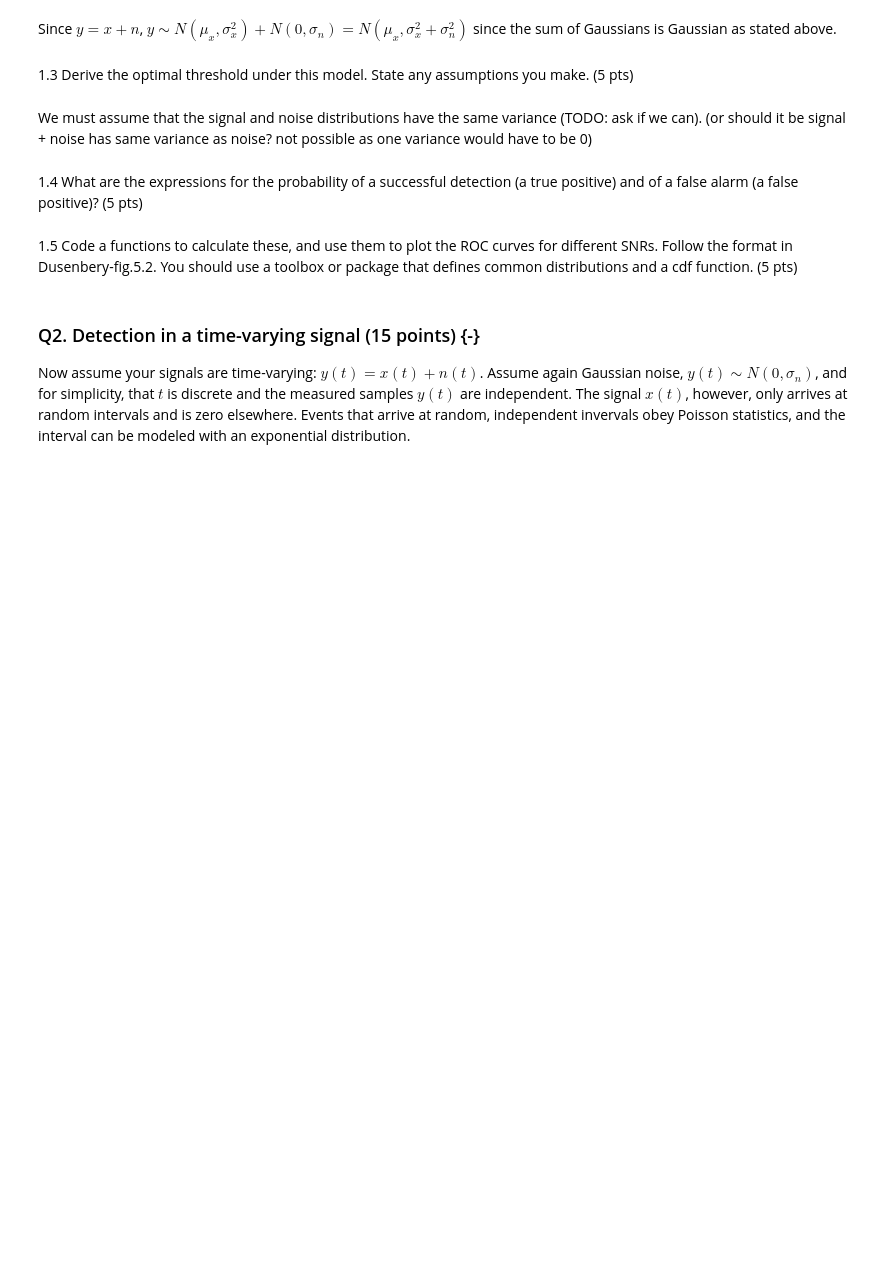
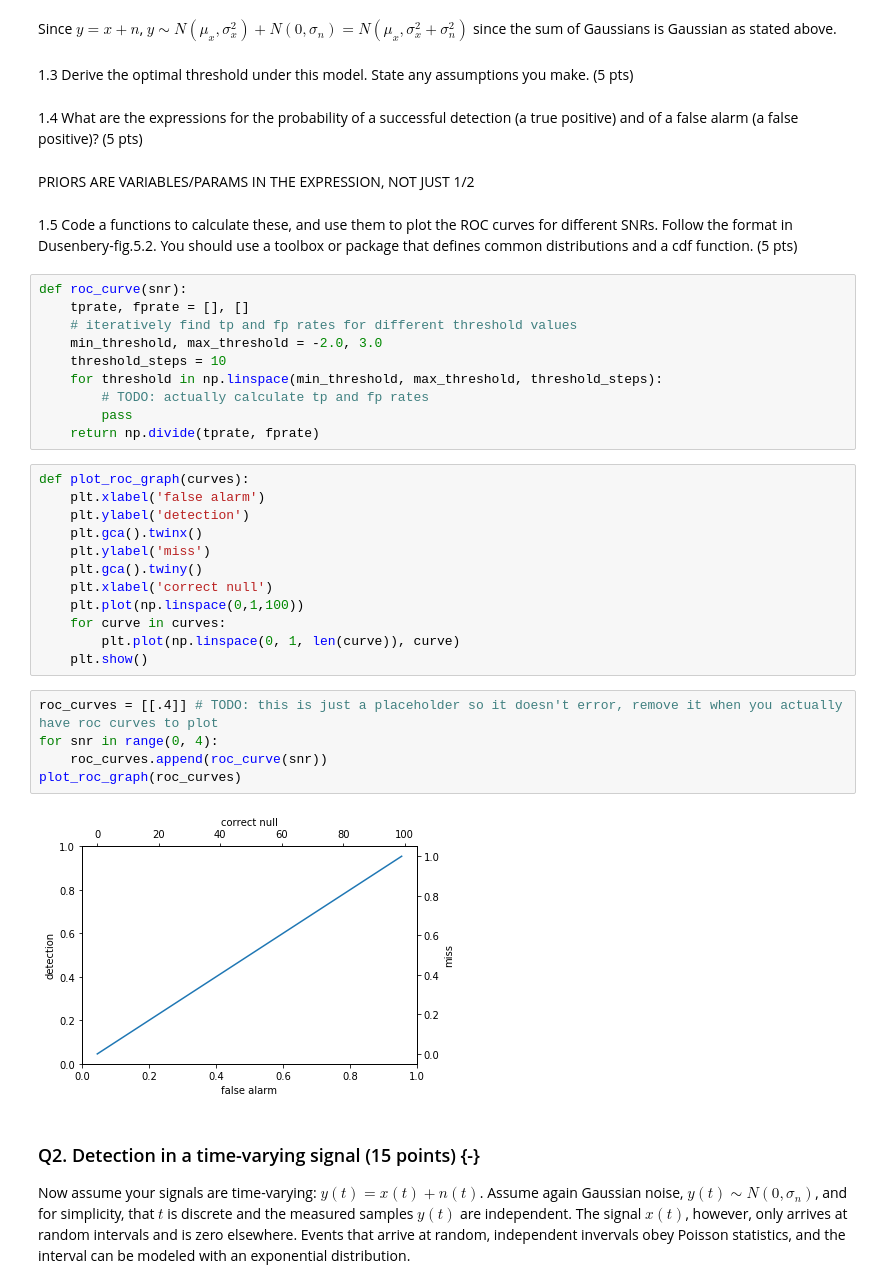
Before and after one commit to brennanmcfarland/computational-perception-class, a Jupyter notebook: CP-A1-bfm21.ipynb, the cells around one changed output. Drawn from its saved outputs; the diff is of its cells as text; blank space fills up the shorter version.

```diff
--- a/CP-A1-bfm21.ipynb
+++ b/CP-A1-bfm21.ipynb
@@ -74,12 +83,41 @@ show_graph()
 Since $y=x+n$, $y∼N(μ_{x}, σ_{x}^{2}) + N(0, σ_{n}) = N(μ_{x}, σ_{x}^{2} + σ_{n}^{2})$ since the sum of Gaussians is Gaussian as stated above.
 # %% [markdown]
 1.3 Derive the optimal threshold under this model.  State any assumptions you make. (5 pts)
-# %% [markdown]
-We must assume that the signal and noise distributions have the same variance (TODO: ask if we can). (or should it be signal + noise has same variance as noise? not possible as one variance would have to be 0)
 # %% [markdown]
 1.4 What are the expressions for the probability of a successful detection (a true positive) and of a false alarm (a false positive)? (5 pts)
+# %% [markdown]
+PRIORS ARE VARIABLES/PARAMS IN THE EXPRESSION, NOT JUST 1/2
 # %% [markdown]
 1.5 Code a functions to calculate these, and use them to plot the ROC curves for different SNRs. Follow the format in Dusenbery-fig.5.2. You should use a toolbox or package that defines common distributions and a cdf function. (5 pts)
+# %%
+def roc_curve(snr):
+    tprate, fprate = [], []
+    # iteratively find tp and fp rates for different threshold values
+    min_threshold, max_threshold = -2.0, 3.0
+    threshold_steps = 10
+    for threshold in np.linspace(min_threshold, max_threshold, threshold_steps):
+        # TODO: actually calculate tp and fp rates
+        pass
+    return np.divide(tprate, fprate)
+# %%
+def plot_roc_graph(curves):
+    plt.xlabel('false alarm')
+    plt.ylabel('detection')
+    plt.gca().twinx()
+    plt.ylabel('miss')
+    plt.gca().twiny()
+    plt.xlabel('correct null')
+    plt.plot(np.linspace(0,1,100))
+    for curve in curves:
+        plt.plot(np.linspace(0, 1, len(curve)), curve)
+    plt.show()
+# %%
+roc_curves = [[.4]] # TODO: this is just a placeholder so it doesn't error, remove it when you actually have roc curves to plot
+for snr in range(0, 4):
+    roc_curves.append(roc_curve(snr))
+plot_roc_graph(roc_curves)
+# %% [output]
+[figure, added]
 # %% [markdown]
 ### Q2. Detection in a time-varying signal (15 points) {-}
 
```
Also changed, not shown: parts of 34 cells of this notebook.
